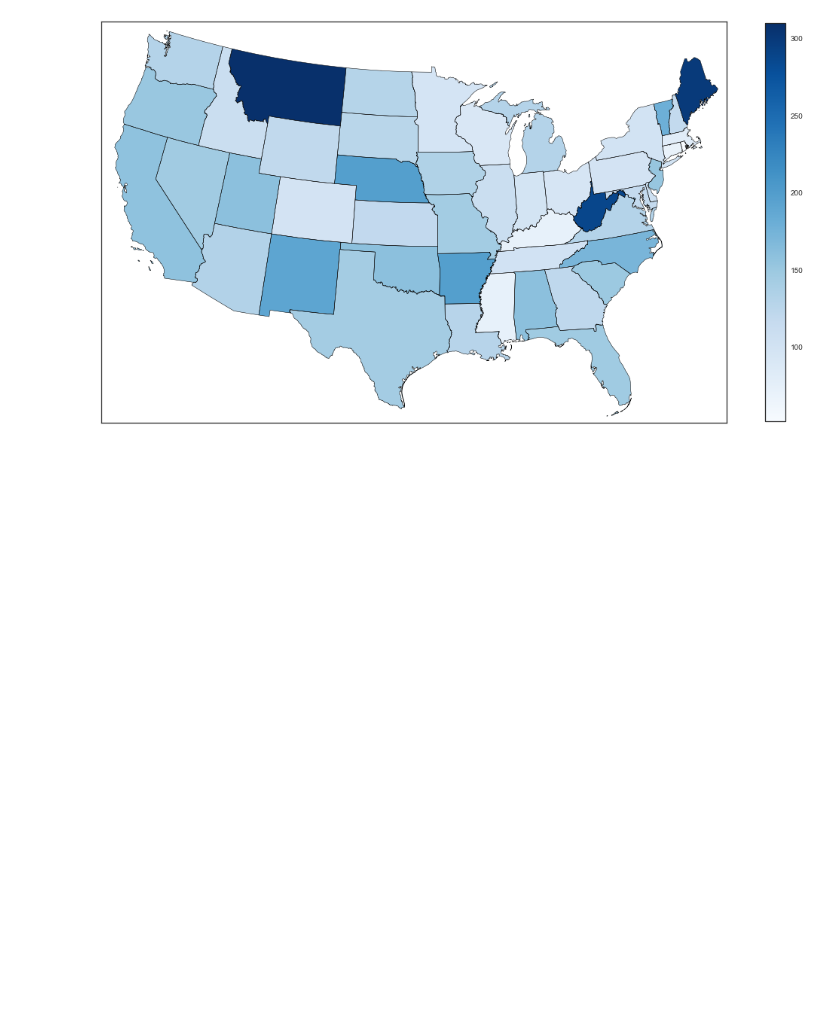
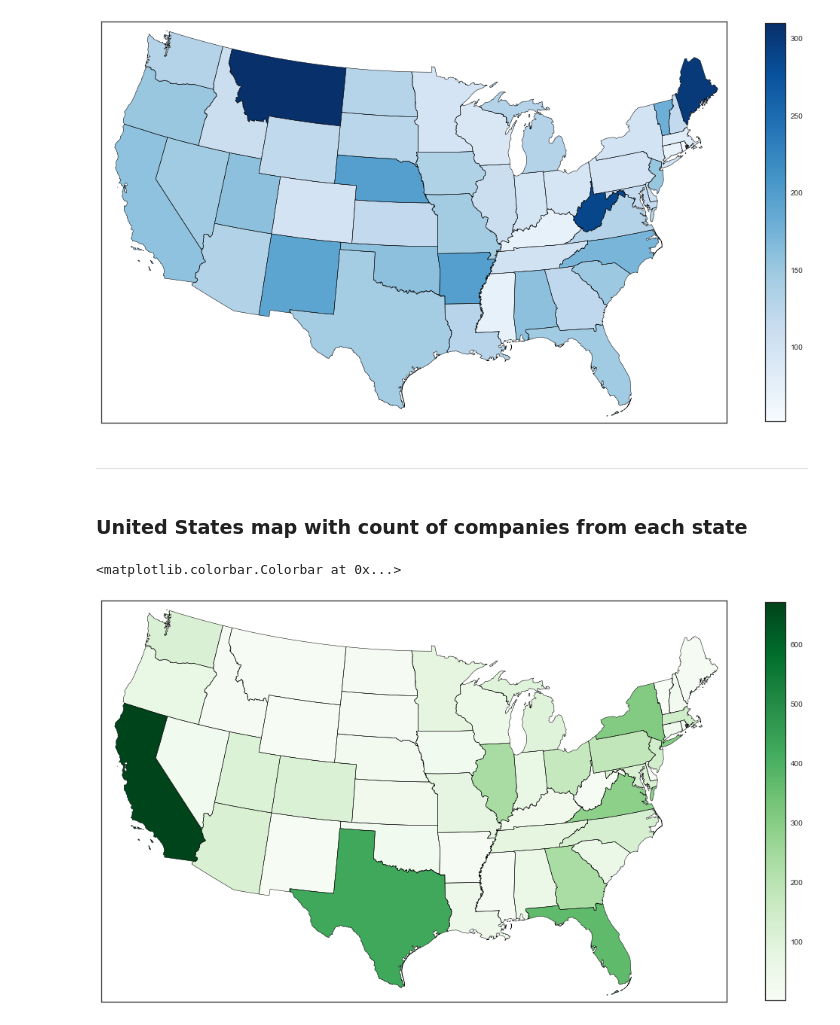
Before and after one commit to indianmoody/fastest-growing-companies-2017, a Jupyter notebook: state_wise.ipynb, the cells around one changed output. Cells and saved outputs as stored; diff of their text form; code cells hidden in the pictures; blank space fills up the shorter version.

Commit message:
us map for state wise companies count

```diff
--- a/state_wise.ipynb
+++ b/state_wise.ipynb
@@ -110,7 +110,8 @@ dtype: float64
 # %% [markdown]
 ### How many companies does each state contributes to 5000 list?
 # %%
-state_df.groupby('state')['industry'].count().sort_values(ascending=False)
+state_count = state_df.groupby('state')['industry'].count().sort_values(ascending=False)
+state_count
 # %% [output]
 state
 CA    670
@@ -266,3 +267,42 @@ fig.colorbar(coll, ax=ax, shrink=0.51)
 # %% [output]
 <matplotlib.colorbar.Colorbar at 0x...>
 [figure]
+# %% [markdown]
+---
+# %% [markdown]
+### United States map with count of companies from each state
+# %%
+m2 = Basemap(llcrnrlon=-119,llcrnrlat=22,urcrnrlon=-64,urcrnrlat=49,projection='lcc',lat_1=33,lat_2=45,lon_0=-95)
+# %%
+fig2 = plt.figure(figsize=(16,16))
+ax2 = fig2.add_axes([0.1,0.1,0.9,0.9])
+
+# Read shape file for US state map.
+m2.readshapefile('shape_files/st99_d00', name='states', drawbounds=True)
+
+# state_names list is storing State names in the same order as in m.states_info list.
+# The map is divided into 273 polygons with some states being covered by multiple polygons. Hence repeatitions of state
+# names in list.
+state_names = []
+for shape_dict in m2.states_info:
+    state_names.append(shape_dict['NAME'])
+
+# values_list will store count of companies of states in the same order as respective state names in state_names.
+# values_array is array version of values array.
+# m.states contain map information for states in same order as m.states_info.
+# Now m.states, m.states_info, state_names and values_array have same order.
+values_list = []
+for state in state_names:
+    values_list.append(state_count[state_codes[state]])
+values_array = np.array(values_list)
+
+# Adding all the polygons at once to the map.
+coll = PolyCollection(m2.states, array=values_array, cmap='Greens', edgecolors='none')
+ax2.add_collection(coll)
+ax2.autoscale_view()
+
+# Adding colorbar for the PolyCollection
+fig2.colorbar(coll, ax=ax2, shrink=0.51)
+# %% [output]
+<matplotlib.colorbar.Colorbar at 0x...>
+[figure, added]
```
